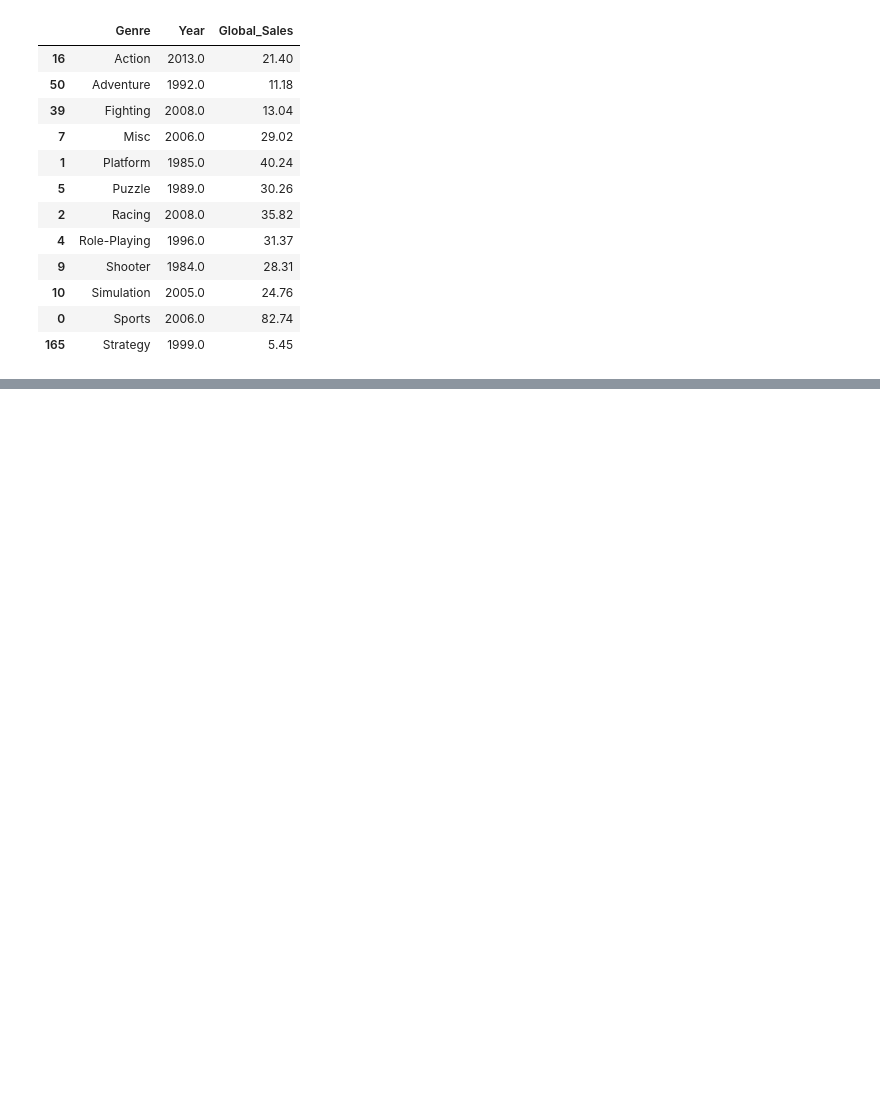
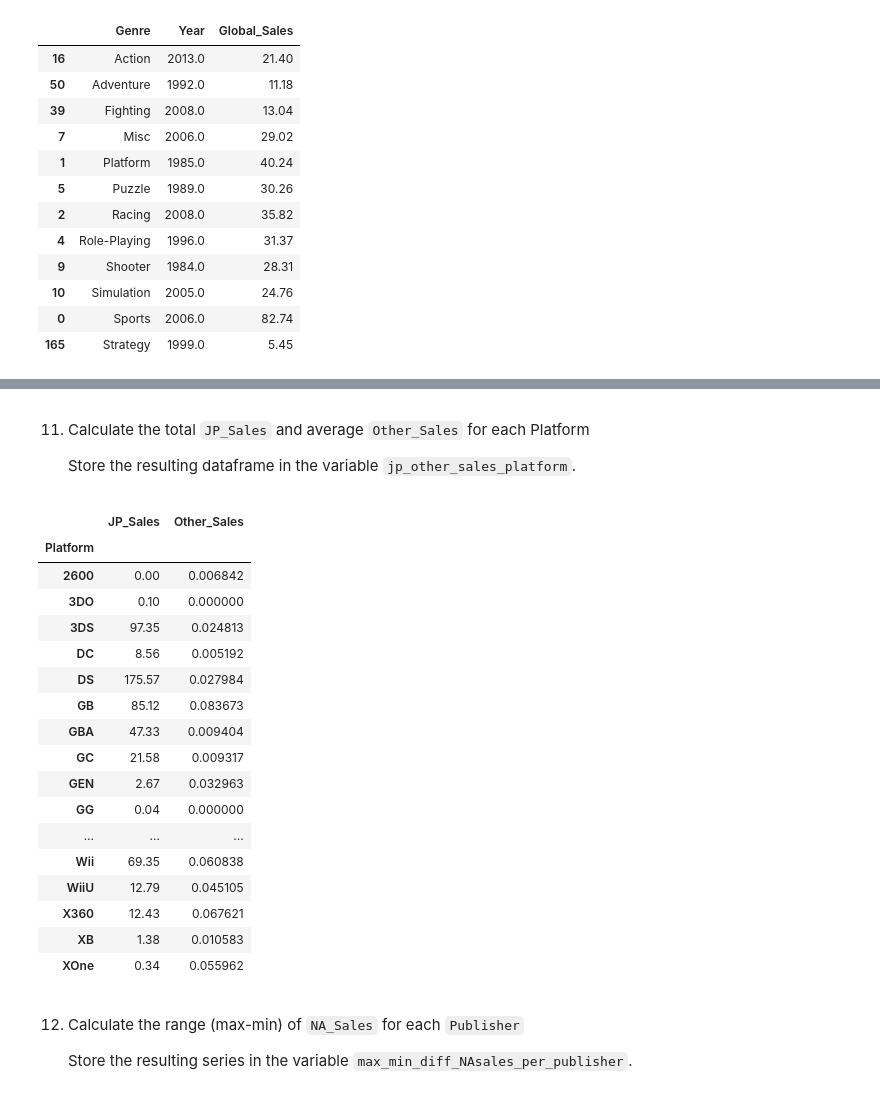
Before and after one commit to DVadeus/Data-Analysis, a Jupyter notebook: 4 Data Wrangling with Pandas.ipynb, the cells around one changed output, grey strips where cells are left out. Cells and saved outputs as stored; diff of their text form; code cells hidden in the pictures; blank space fills up the shorter version.

```diff
--- a/4 Data Wrangling with Pandas.ipynb
+++ b/4 Data Wrangling with Pandas.ipynb
@@ -348,0 +371,30 @@ max_sales_year_per_genre
+# %% [markdown]
+11. Calculate the total ``JP_Sales`` and average ``Other_Sales`` for each Platform
+
+    Store the resulting dataframe in the variable ``jp_other_sales_platform``.
+# %%
+jp_other_sales_platform = games_sales_df.groupby('Platform').agg({'JP_Sales':'sum', 'Other_Sales':'mean'})
+jp_other_sales_platform
+# %% [output]
+|  | JP_Sales | Other_Sales |
+| Platform |  |  |
+| 2600 | 0.00 | 0.006842 |
+| 3DO | 0.10 | 0.000000 |
+| 3DS | 97.35 | 0.024813 |
+| DC | 8.56 | 0.005192 |
+| DS | 175.57 | 0.027984 |
+| GB | 85.12 | 0.083673 |
+| GBA | 47.33 | 0.009404 |
+| GC | 21.58 | 0.009317 |
+| GEN | 2.67 | 0.032963 |
+| GG | 0.04 | 0.000000 |
+| ... | ... | ... |
+| Wii | 69.35 | 0.060838 |
+| WiiU | 12.79 | 0.045105 |
+| X360 | 12.43 | 0.067621 |
+| XB | 1.38 | 0.010583 |
+| XOne | 0.34 | 0.055962 |
+# %% [markdown]
+12. Calculate the range (max-min) of ``NA_Sales`` for each ``Publisher``
+
+    Store the resulting series in the variable ``max_min_diff_NAsales_per_publisher``.
```
Also changed, not shown: parts of 15 cells of this notebook.
